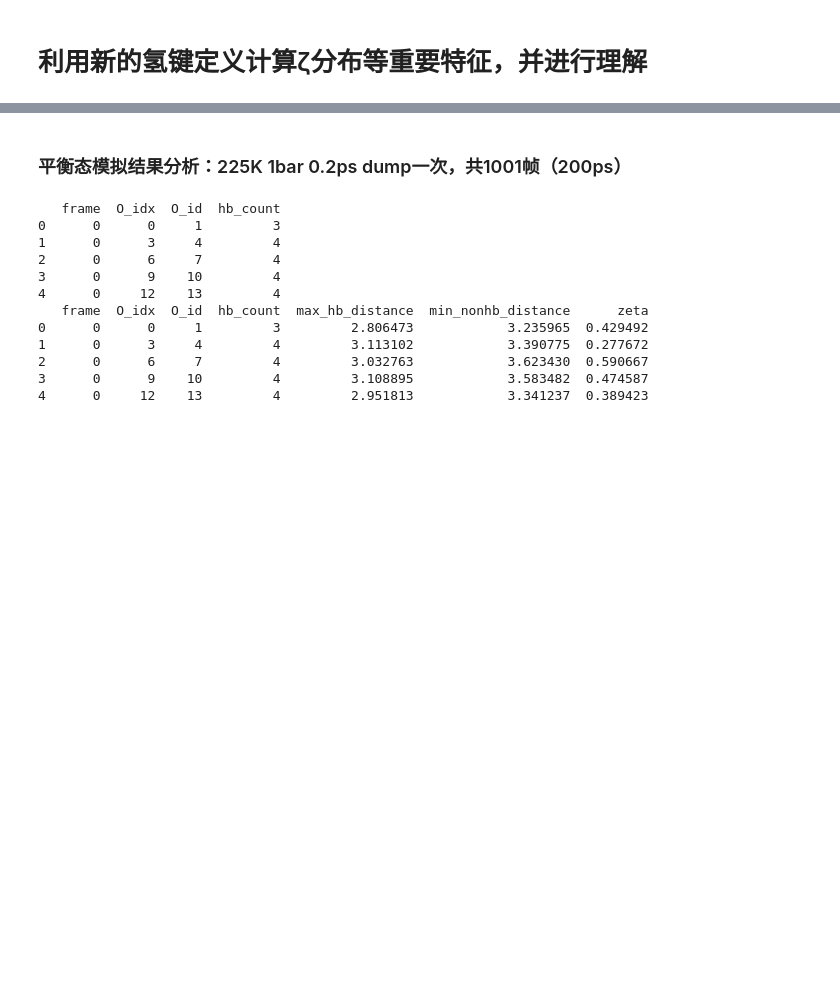
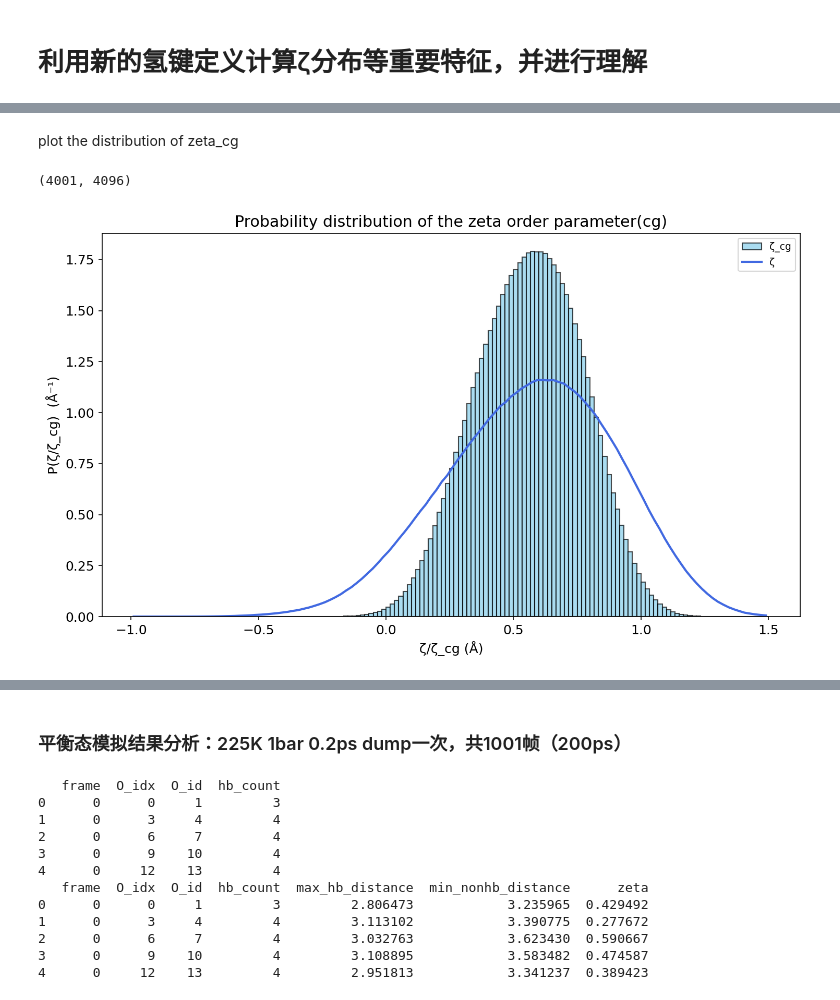
Before and after one commit to JamesHuoyu/SupercooledWater, a Jupyter notebook: notebooks/zeta.ipynb, the cells around one changed output, grey strips where cells are left out. Saved outputs shown, nothing was run; the diff lists cells and outputs as text; code cells hidden in the pictures; blank space fills up the shorter version.

```diff
--- a/notebooks/zeta.ipynb
+++ b/notebooks/zeta.ipynb
@@ -0,0 +7,4 @@
+# %%
+traj = paths.get_trajectory_path
+figto = paths.get_figure_path
+data = paths.get_data_path
@@ -2,0 +49,13 @@
+# %%
+# ---- Zeta analysis ----------------------------------------------------------
+# shell_cutoff > d_a_cutoff to ensure at least one non-HB neighbor is found.
+# 6.0 Å spans comfortably into the first-shell / second-shell boundary in water.
+zop = ZOP(
+    hba=hba,
+    central_sel="type 1",
+    shell_cutoff=6.0,
+)
+zop.run(verbose=True)
+
+times_ps        = zop.results.times          # shape (n_frames,)
+central_indices = zop.results.central_indices  # OW atom indices
@@ -2,0 +183,27 @@
+# %% [markdown]
+plot the distribution of zeta_cg
+# %%
+print(zeta_cg_all.shape)
+# %% [output]
+(4001, 4096)
+# %%
+bin_centers, prob_density = zop.get_zeta_distribution(bins=120, range_=(-1.0, 1.5))
+
+zeta_flat = zeta_cg_all.flatten()
+
+fig, ax = plt.subplots(figsize=(10, 6))
+
+bins = np.linspace(-0.5, 1.5, 121)
+
+counts, bins, patches = ax.hist(zeta_flat, bins=bins, alpha=0.7, color='skyblue', edgecolor='black', density=True, label='ζ_cg')
+ax.plot(bin_centers, prob_density, color="royalblue", lw=2.0, label='ζ')
+ax.set(
+    xlabel="ζ/ζ_cg (Å)",
+    ylabel="P(ζ/ζ_cg)  (Å⁻¹)",
+    title="Probability distribution of the zeta order parameter(cg)",
+)
+
+ax.legend(fontsize=9)
+plt.tight_layout()
+# %% [output]
+[figure, added]
```
Also changed, not shown: parts of 18 cells of this notebook, 4 other files.
